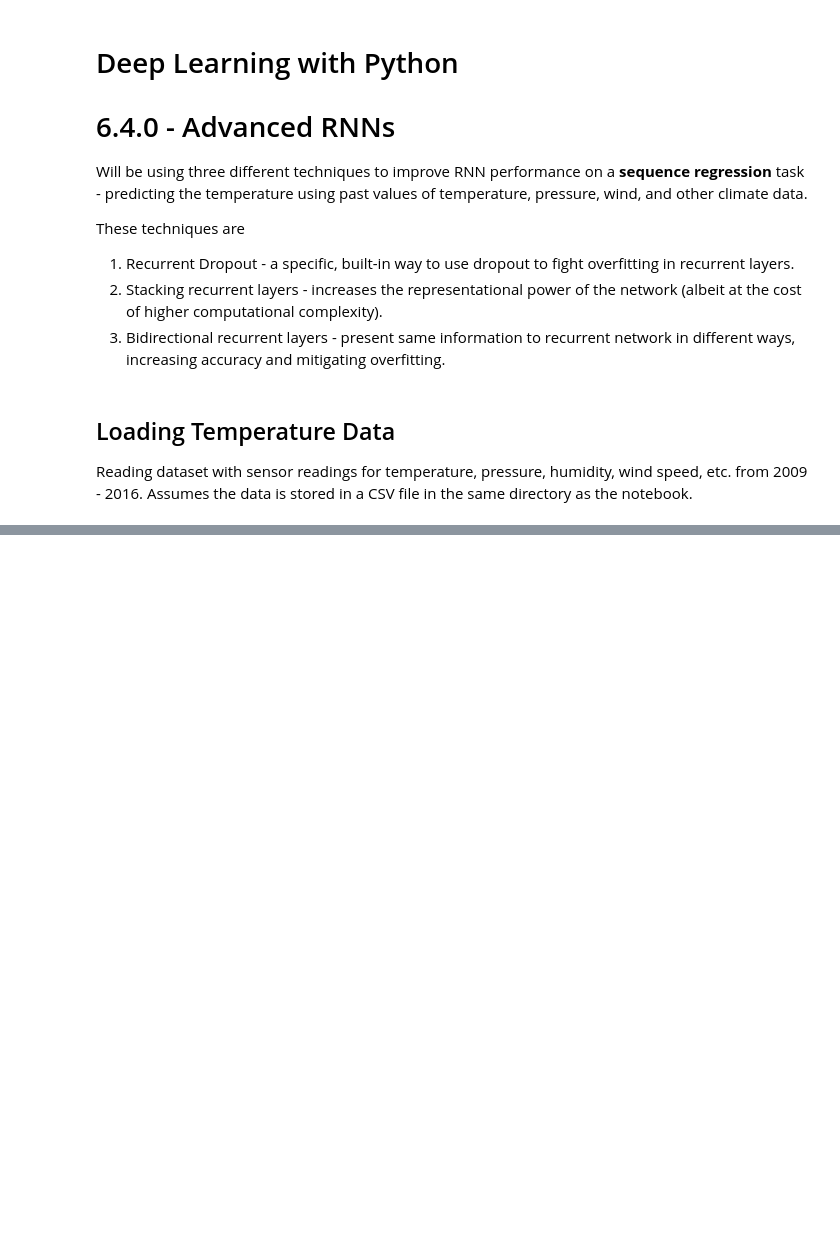
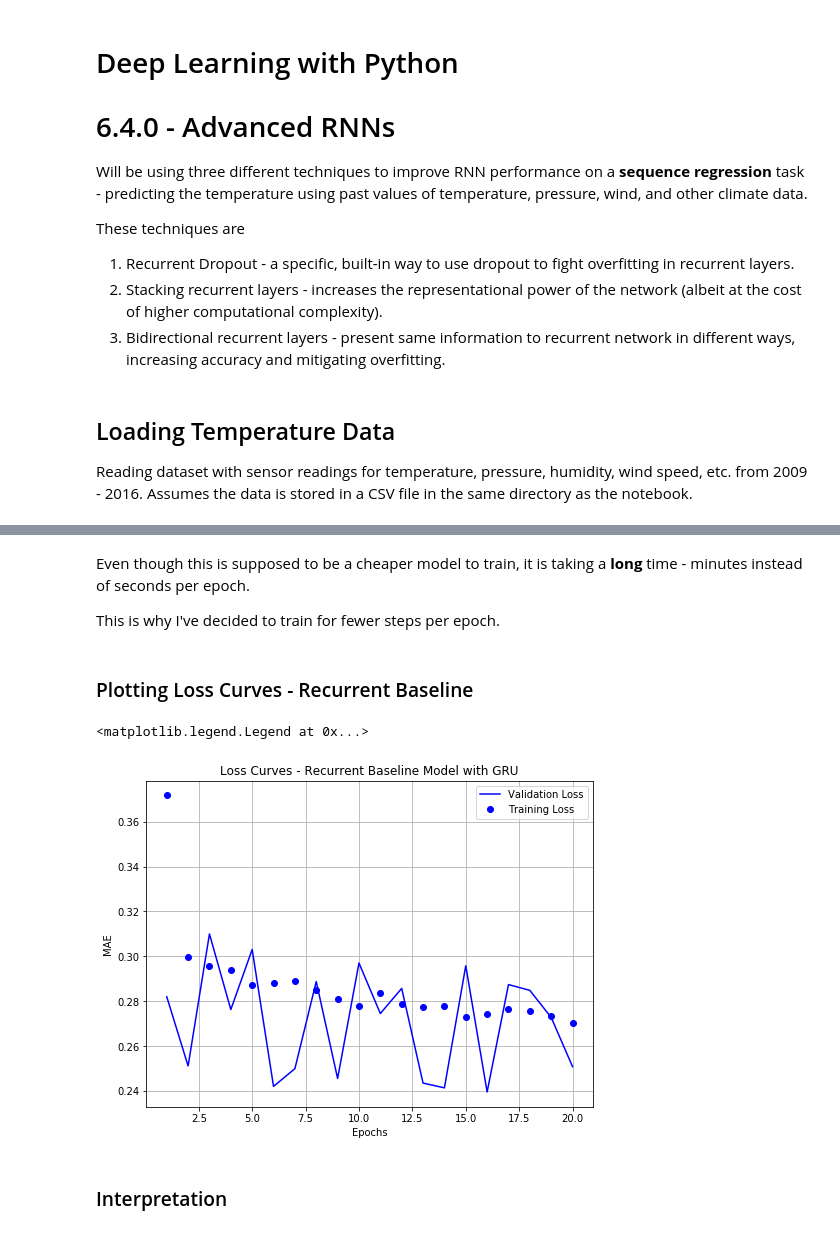
Before and after one commit to SMS-NED16/FYP-DL, a Jupyter notebook: Dl-Python-Book/chapter-6/DL-6-4-0-JENA-Climate.ipynb, the cells around one changed output, grey strips where cells are left out. Drawn from its saved outputs; the diff is of its cells as text; code cells hidden in the pictures; blank space fills up the shorter version.

```diff
--- a/Dl-Python-Book/chapter-6/DL-6-4-0-JENA-Climate.ipynb
+++ b/Dl-Python-Book/chapter-6/DL-6-4-0-JENA-Climate.ipynb
@@ -235,0 +384,12 @@ def evaluate_naive_method():
+# %%
+model = Sequential()
+model.add(layers.GRU(units=32, input_shape=(None, float_data.shape[-1])))
+model.add(layers.Dense(1))
+# %%
+model.compile(optimizer=RMSprop(), loss='mae')
+# %%
+recurrent_baseline_history = model.fit_generator(train_gen,
+                                                steps_per_epoch=100,
+                                                epochs=20,
+                                                validation_data=val_gen,
+                                                validation_steps=100)
@@ -235,0 +414,23 @@ def evaluate_naive_method():
+# %% [markdown]
+Even though this is supposed to be a cheaper model to train, it is taking a **long** time - minutes instead of seconds per epoch.
+
+This is why I've decided to train for fewer steps per epoch.
+# %% [markdown]
+### Plotting Loss Curves - Recurrent Baseline
+# %%
+# Extracting data
+recurrent_base_data = recurrent_baseline_history.history
+epochs = range(1, len(recurrent_base_data['loss']) + 1)
+loss = recurrent_base_data['loss']
+val_loss = recurrent_base_data['val_loss']
+# %%
+plt.figure(figsize=(8, 6))
+plt.plot(epochs, val_loss, 'b-', label='Validation Loss')
+plt.plot(epochs, loss, 'bo', label='Training Loss')
+plt.xlabel('Epochs'); plt.ylabel('MAE'); plt.title('Loss Curves - Recurrent Baseline Model with GRU')
+plt.grid(True); plt.legend()
+# %% [output]
+<matplotlib.legend.Legend at 0x...>
+[figure, added]
+# %% [markdown]
+### Interpretation
```
Also changed, not shown: parts of 78 cells of this notebook.
